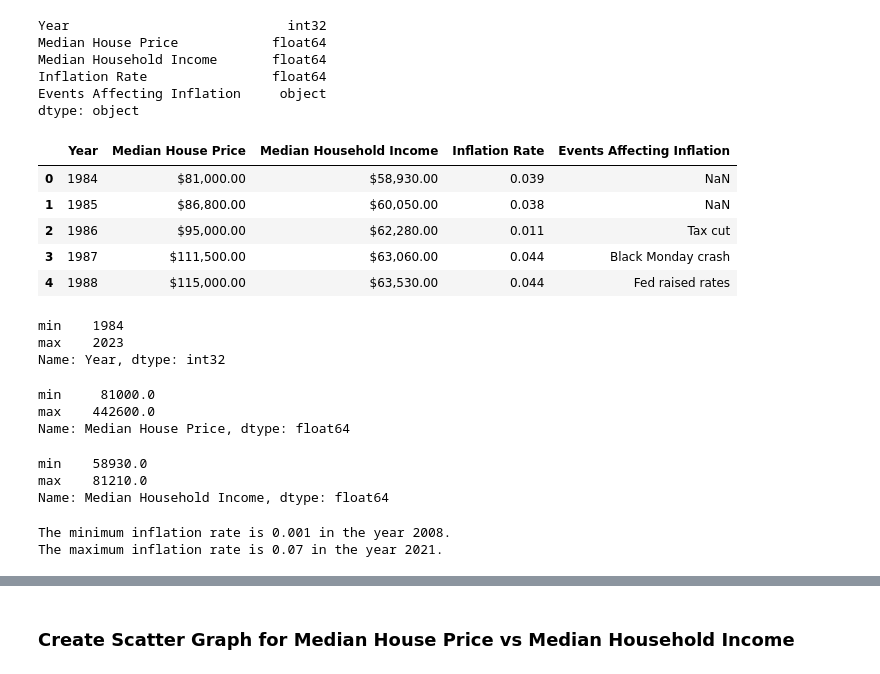
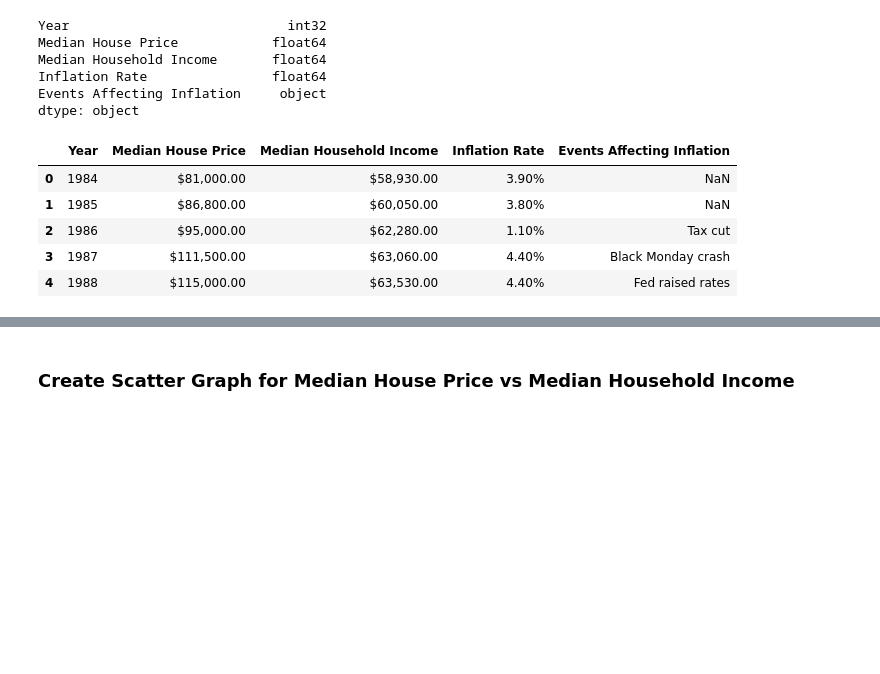
Before and after one commit to Sethdcarter/group8_data_project_1, a Jupyter notebook: Codes/Median_House_Price_vs_Household_Income.ipynb, the cells around one changed output, grey strips where cells are left out. Cells and saved outputs as stored; diff of their text form; code cells hidden in the pictures; blank space fills up the shorter version.

```diff
--- a/Codes/Median_House_Price_vs_Household_Income.ipynb
+++ b/Codes/Median_House_Price_vs_Household_Income.ipynb
@@ -101,62 +106,27 @@ Inflation Rate                float64
 Events Affecting Inflation     object
 dtype: object
 # %%
+##### Craete new dataframe to format values and write to csv file #####
+
 # Create a copy of the combined_data_df
-combined_data_df_formatted = combined_data_df.copy()
+combined_data_formatted_df = combined_data_df.copy()
 
 # Convert Median House Price and Median Household Income values to $ format (Note: cannot use this df for graphing because it changes the values from numeric to strings, only will use to export to csv)
-combined_data_df_formatted["Median House Price"] = combined_data_df_formatted["Median House Price"].map("${:,.2f}".format)
-combined_data_df_formatted["Median Household Income"] = combined_data_df_formatted["Median Household Income"].map("${:,.2f}".format)
+combined_data_formatted_df["Median House Price"] = combined_data_formatted_df["Median House Price"].map("${:,.2f}".format)
+combined_data_formatted_df["Median Household Income"] = combined_data_formatted_df["Median Household Income"].map("${:,.2f}".format)
+combined_data_formatted_df["Inflation Rate"] = combined_data_formatted_df["Inflation Rate"] * 100
+combined_data_formatted_df["Inflation Rate"] = combined_data_formatted_df["Inflation Rate"].map("{:.2f}%".format)
 
 # Export the data into a csv
-combined_data_df_formatted.to_csv("../Output/House_Price_vs_Household_Income_Data.csv")
+combined_data_formatted_df.to_csv("../Output/House_Price_vs_Household_Income_Data.csv")
 
 # Display the data table for preview
-combined_data_df_formatted.head()
+combined_data_formatted_df.head()
 # %% [output]
 |  | Year | Median House Price | Median Household Income | Inflation Rate | Events Affecting Inflation |
-| 0 | 1984 | $81,000.00 | $58,930.00 | 0.039 | NaN |
-| 1 | 1985 | $86,800.00 | $60,050.00 | 0.038 | NaN |
-| 2 | 1986 | $95,000.00 | $62,280.00 | 0.011 | Tax cut |
-| 3 | 1987 | $111,500.00 | $63,060.00 | 0.044 | Black Monday crash |
-| 4 | 1988 | $115,000.00 | $63,530.00 | 0.044 | Fed raised rates |
+| 0 | 1984 | $81,000.00 | $58,930.00 | 3.90% | NaN |
+| 1 | 1985 | $86,800.00 | $60,050.00 | 3.80% | NaN |
+| 2 | 1986 | $95,000.00 | $62,280.00 | 1.10% | Tax cut |
+| 3 | 1987 | $111,500.00 | $63,060.00 | 4.40% | Black Monday crash |
+| 4 | 1988 | $115,000.00 | $63,530.00 | 4.40% | Fed raised rates |
-# %%
-# Determine minimum and maximum dates in dataset
-date_aggregation = combined_data_df["Year"].agg(["min", "max"])
-date_aggregation
-# %% [output]
-min    1984
-max    2023
-Name: Year, dtype: int32
-# %%
-# Determine minimum and maximum values for Median House Price for graph axis ranges
-house_price_aggregation = combined_data_df["Median House Price"].agg(["min", "max"])
-house_price_aggregation
-# %% [output]
-min     81000.0
-max    442600.0
-Name: Median House Price, dtype: float64
-# %%
-# Determine minimum and maximum values for Median Household Income for graph axis ranges
-household_income_aggregation = combined_data_df["Median Household Income"].agg(["min", "max"])
-household_income_aggregation
-# %% [output]
-min    58930.0
-max    81210.0
-Name: Median Household Income, dtype: float64
-# %%
-# Determine minimum and maximum values for Median Household Income for graph axis ranges
-inflation_rate_aggregation = combined_data_df["Inflation Rate"].agg(["min", "max"])
-#inflation_rate_aggregation
-
-# Find the year for the minimum and maximum median household income
-min_year = combined_data_df.loc[combined_data_df["Inflation Rate"].idxmin(), "Year"]
-max_year = combined_data_df.loc[combined_data_df["Inflation Rate"].idxmax(), "Year"]
-
-# Display the results
-print(f'The minimum inflation rate is {inflation_rate_aggregation["min"]} in the year {min_year}.')
-print(f'The maximum inflation rate is {inflation_rate_aggregation["max"]} in the year {max_year}.')
-# %% [output]
-The minimum inflation rate is 0.001 in the year 2008.
-The maximum inflation rate is 0.07 in the year 2021.
 # %%
```
Also changed, not shown: parts of 26 cells of this notebook, 3 other files.
